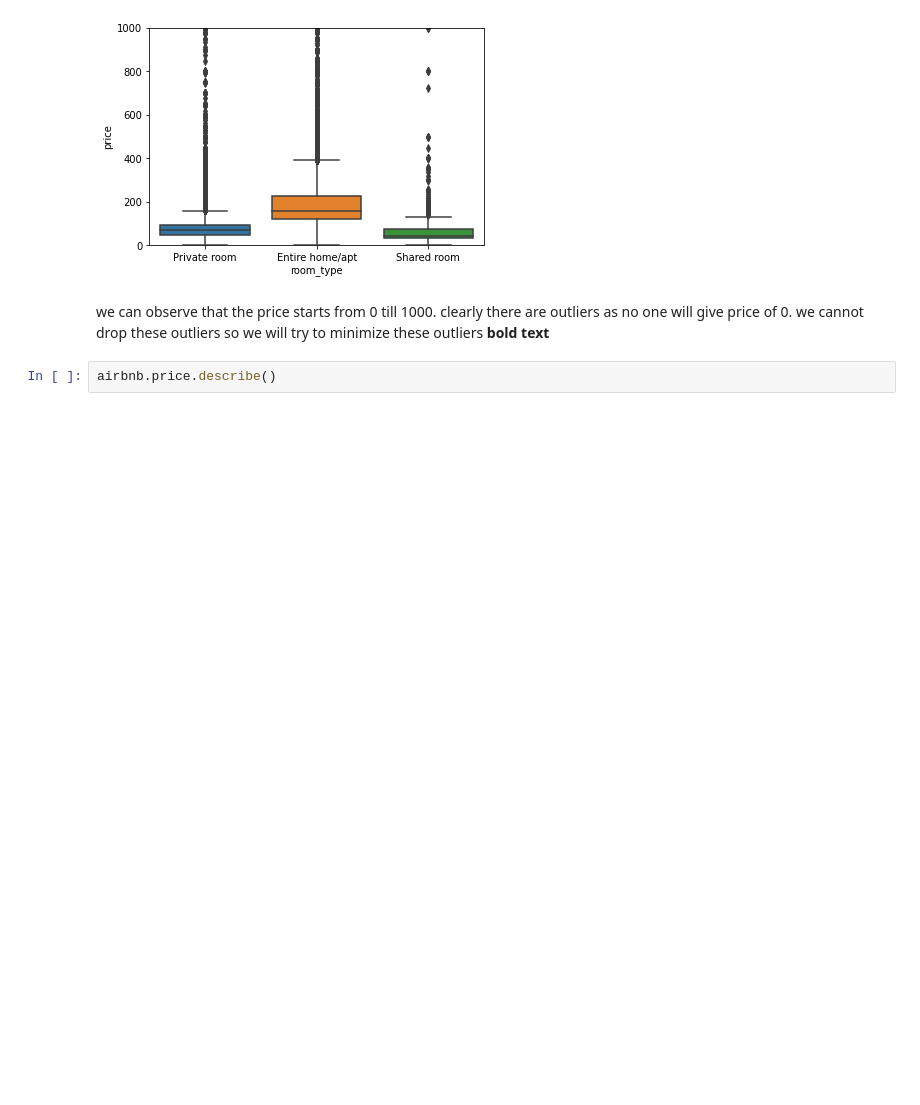
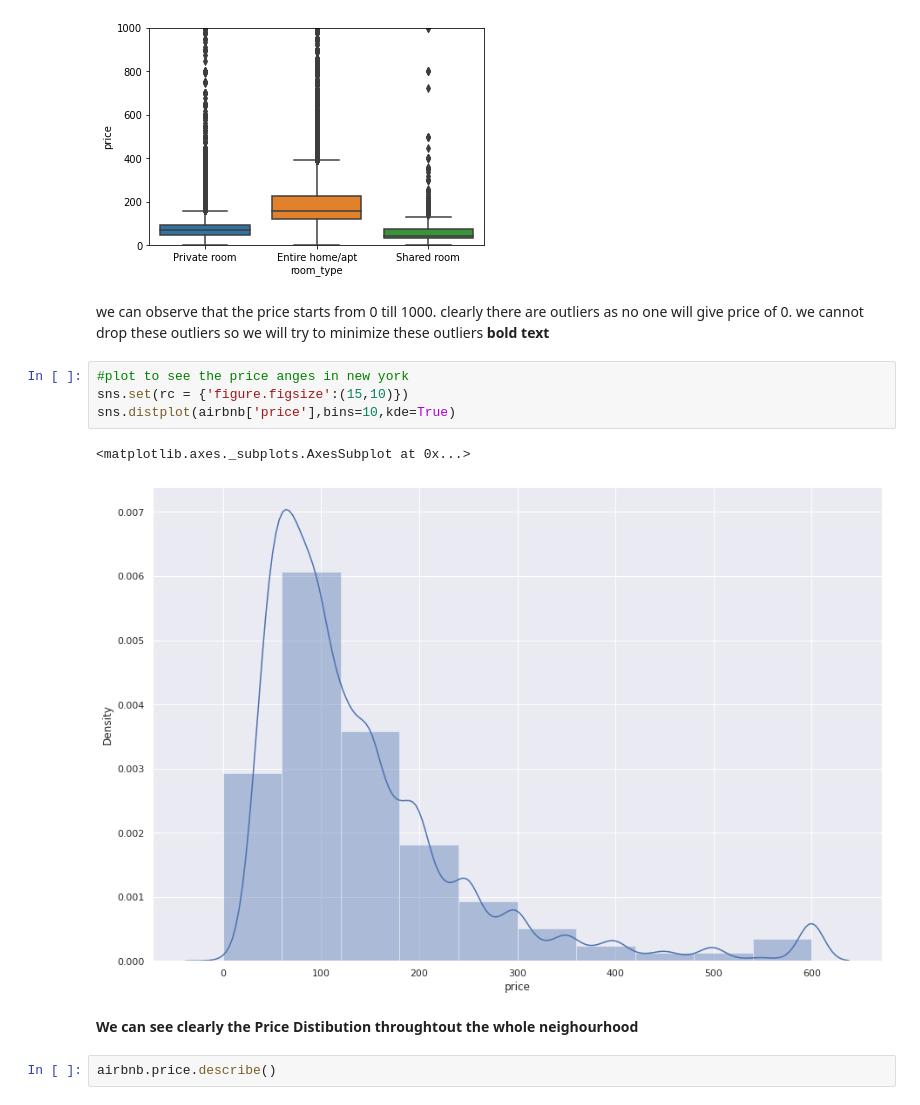
Before and after one commit to bharath967/airbnb_data_analysis, a Jupyter notebook: Airbnb_Bookings_Analysis_.ipynb, the cells around one changed output. Drawn from its saved outputs; the diff is of its cells as text; blank space fills up the shorter version.

```diff
--- a/Airbnb_Bookings_Analysis_.ipynb
+++ b/Airbnb_Bookings_Analysis_.ipynb
@@ -308,6 +309,15 @@ plt.show()
 # %% [markdown]
 we can observe that the price starts from 0 till 1000. clearly there are outliers as no one will give price of 0.
 we cannot drop these outliers so we will try to minimize these outliers **bold text**
+# %%
+#plot to see the price anges in new york
+sns.set(rc = {'figure.figsize':(15,10)})
+sns.distplot(airbnb['price'],bins=10,kde=True)
+# %% [output]
+<matplotlib.axes._subplots.AxesSubplot at 0x...>
+[figure, added]
+# %% [markdown]
+**We can see clearly the Price Distibution throughtout the whole neighourhood**
 # %%
 airbnb.price.describe()
 # %% [output]
```
Also changed, not shown: parts of 23 cells of this notebook.
